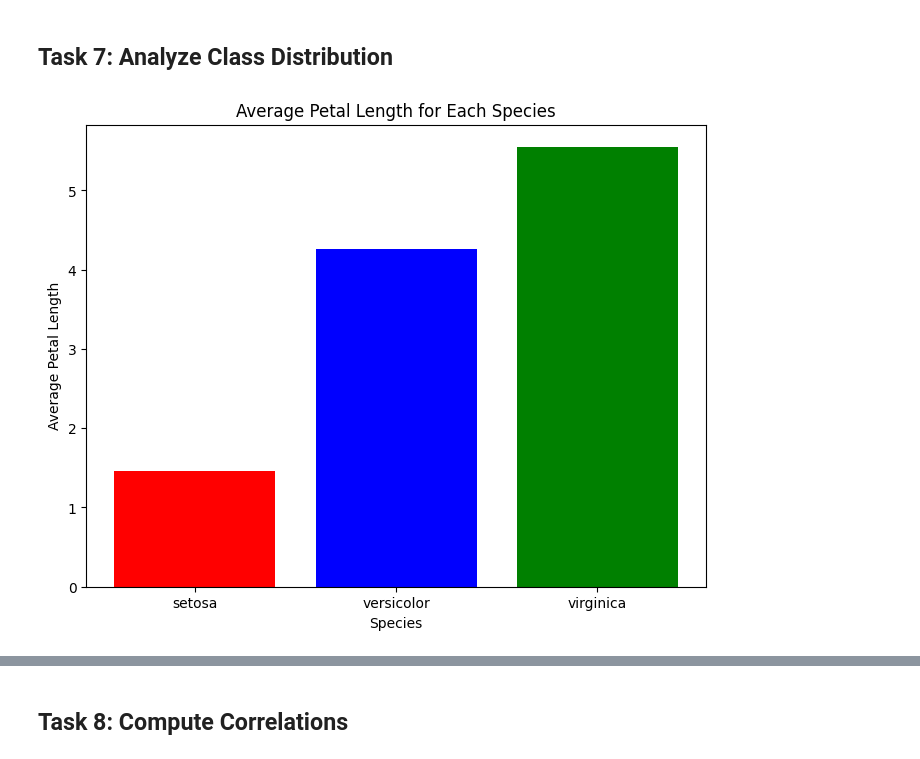
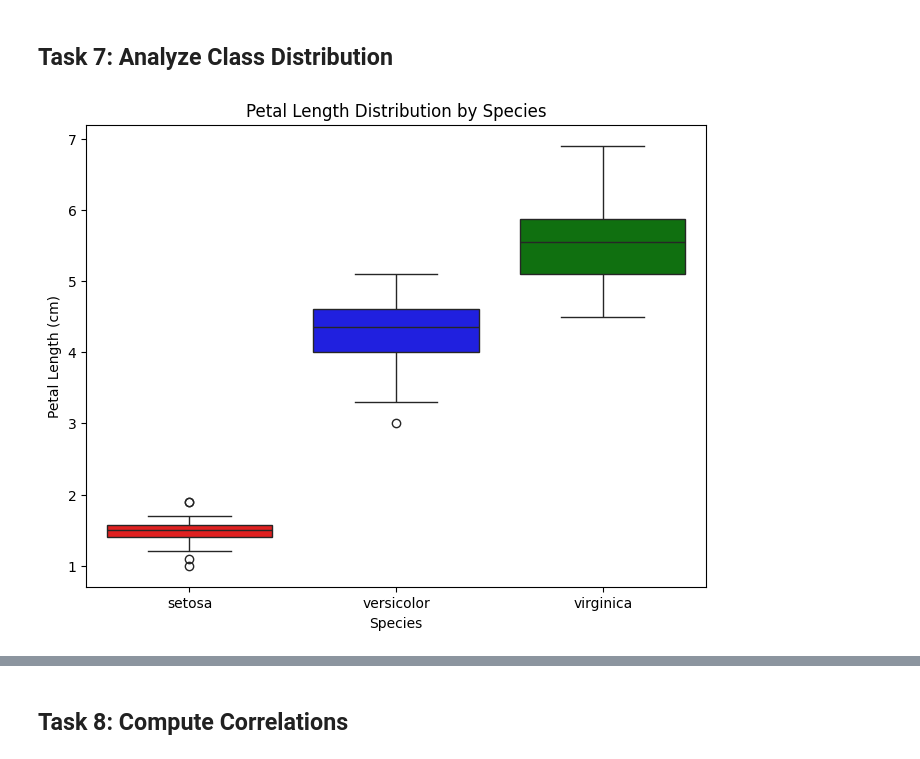
Before and after one commit to tihana-gray/principles_of_data_analytics, a Jupyter notebook: tasks.ipynb, the cells around one changed output, grey strips where cells are left out. Cells and saved outputs as stored; diff of their text form; code cells hidden in the pictures.

```diff
--- a/tasks.ipynb
+++ b/tasks.ipynb
@@ -292,21 +292,18 @@ After that, I labeled the X and Y axes and added a plot title (`plt.title`) to e
 ## Task 7: Analyze Class Distribution
 # %%
 import matplotlib.pyplot as plt
+import seaborn as sns  # Needed for nicer box plots
 
-# Calculating mean petal length for each species and unique names
-species = df["species"].unique() # 📚 https://shorturl.at/9iI9B
-mean_petal_lengths = df.groupby("species")["petal_length"].mean() # 📚 https://shorturl.at/ZMYXy
-
-# Creating the bar plot
-plt.figure(figsize=(8, 6)) # 📚 https://shorturl.at/K2vNS
-plt.bar(species, mean_petal_lengths, color=["red", "blue", "green"]) # 📚 https://shorturl.at/ejmdc
+# Creating the box plot
+plt.figure(figsize=(8, 6))  # Set figure size → 📚 https://shorturl.at/0qhZc
+sns.boxplot(x="species", y="petal_length", hue="species", data=df, palette=["red", "blue", "green"])  # 📚 ttps://shorturl.at/Ctggo
 
 # Adding labels and title → 📚 https://www.w3schools.com/python/matplotlib_labels.asp
 plt.xlabel("Species")
-plt.ylabel("Average Petal Length")
-plt.title("Average Petal Length for Each Species")
+plt.ylabel("Petal Length (cm)")
+plt.title("Petal Length Distribution by Species")
 
-# Displaying the plot
+# Display the plot
 plt.show()
 # %% [output]
-[figure, old version]
+[figure, new version]
```
Also changed, not shown: parts of 7 cells of this notebook, 1 other file.
